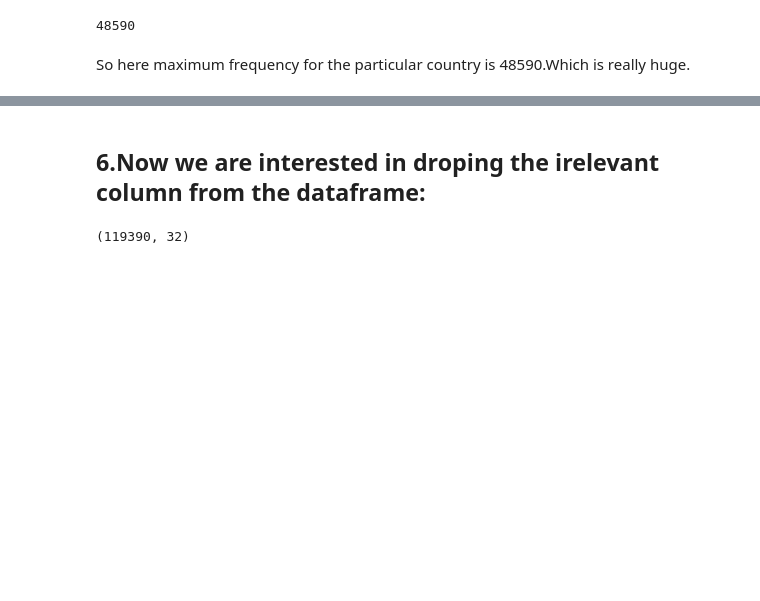
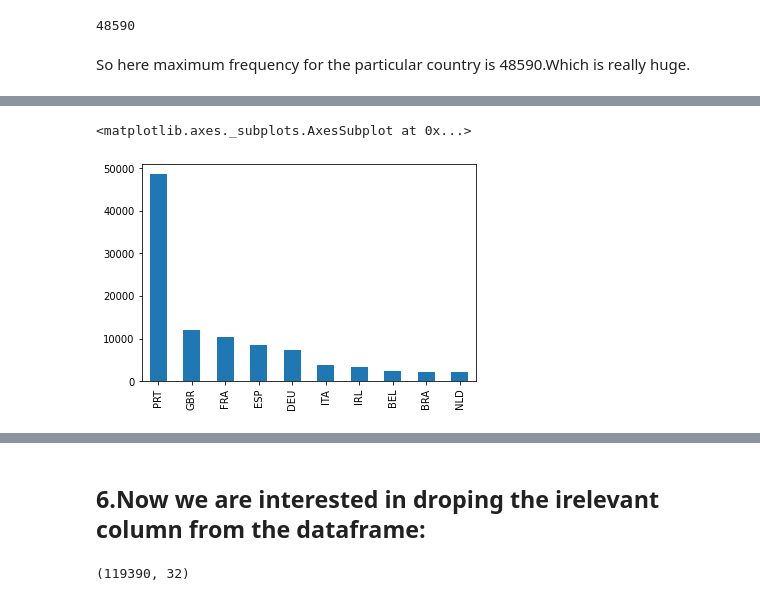
Before and after one commit to jacksparrow121/Hotel-Booking-Analysis, a Jupyter notebook: Hotel_Booking_Analysis_Capstone_Project.ipynb, the cells around one changed output, grey strips where cells are left out. Drawn from its saved outputs; the diff is of its cells as text; code cells hidden in the pictures; blank space fills up the shorter version.

```diff
--- a/Hotel_Booking_Analysis_Capstone_Project.ipynb
+++ b/Hotel_Booking_Analysis_Capstone_Project.ipynb
@@ -483,3 +483,6 @@ cy.max()
 48590
 # %% [markdown]
 So here maximum frequency for the particular country is 48590.Which is really huge.
+# %%
+jf=df['country'].value_counts()
+jf
@@ -485,0 +502,3 @@ So here maximum frequency for the particular country is 48590.Which is really hu
+# %%
+nf=jf.head(10)
+nf
@@ -485,0 +517,6 @@ So here maximum frequency for the particular country is 48590.Which is really hu
+# %%
+#plot the bar graph for maximum country
+nf.plot.bar()
+# %% [output]
+<matplotlib.axes._subplots.AxesSubplot at 0x...>
+[figure, added]
```
Also changed, not shown: parts of 8 cells of this notebook.
